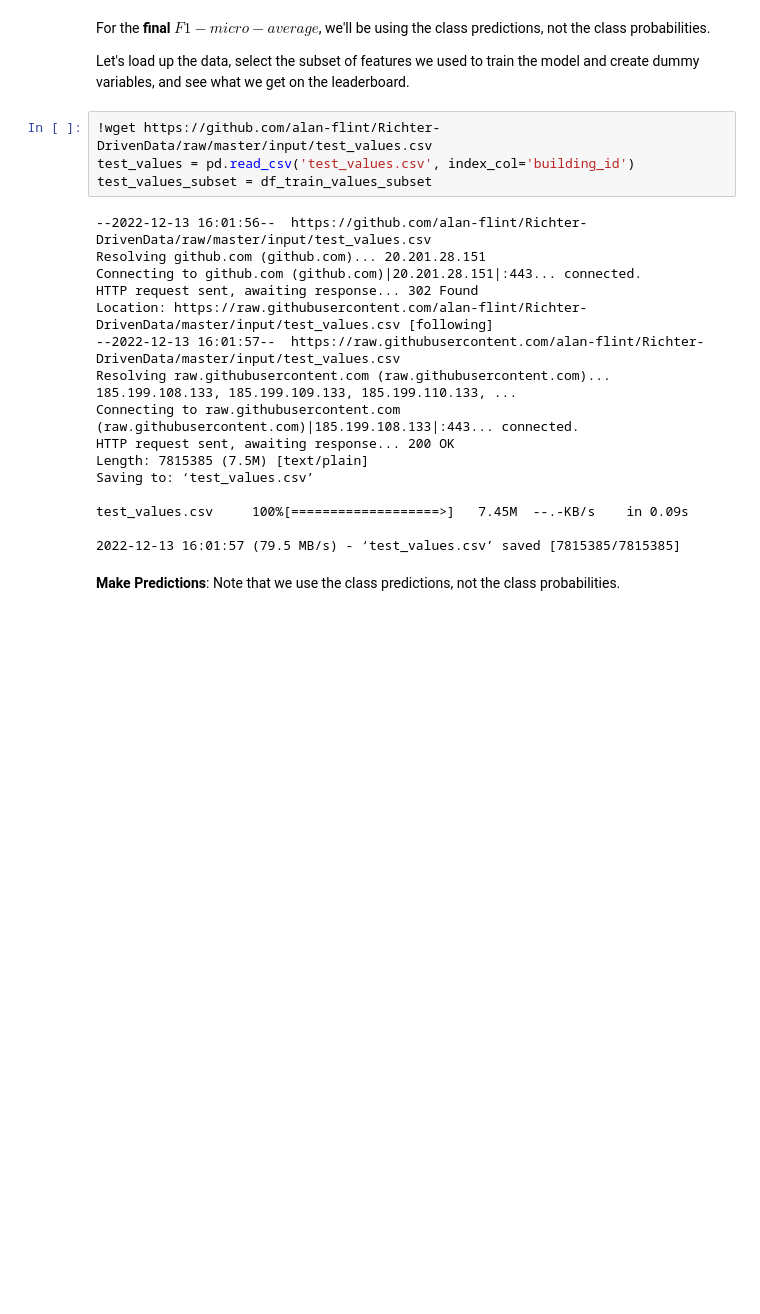
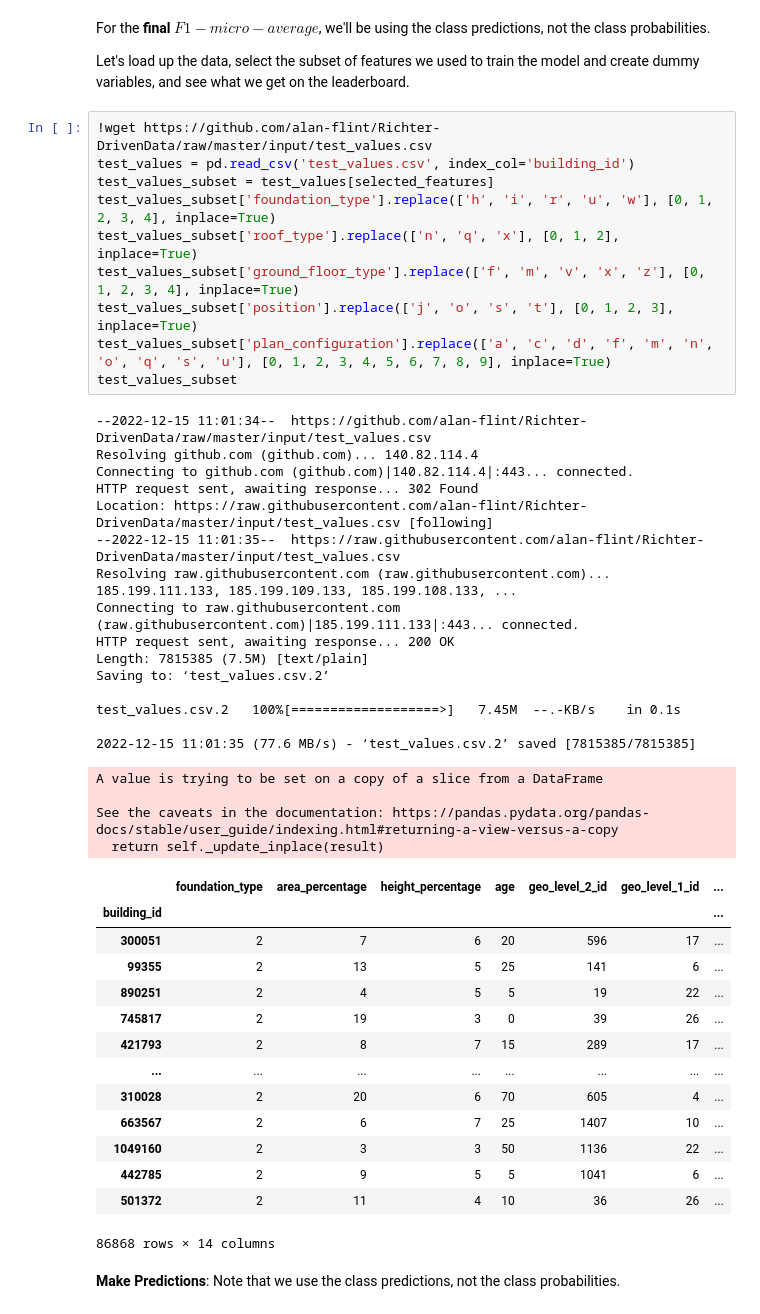
Before and after one commit to JavierVillarAsensio/Supervised_Learning-MachineLearningTechniques, a Jupyter notebook: Richter_Prediction.ipynb, the cells around one changed output. Saved outputs shown, nothing was run; the diff lists cells and outputs as text; blank space fills up the shorter version.

```diff
--- a/Richter_Prediction.ipynb
+++ b/Richter_Prediction.ipynb
@@ -224,26 +224,50 @@ disp.plot()
 For the **final** $F1-micro-average$, we'll be using the class predictions, not the class probabilities.
 
 Let's load up the data, select the subset of features we used to train the model and create dummy variables, and see what we get on the leaderboard.
-# %%
-!wget https://github.com/alan-flint/Richter-DrivenData/raw/master/input/test_values.csv
-test_values = pd.read_csv('test_values.csv', index_col='building_id')
-test_values_subset = df_train_values_subset
-# %% [output]
---2022-12-13 16:01:56--  https://github.com/alan-flint/Richter-DrivenData/raw/master/input/test_values.csv
-Resolving github.com (github.com)... 20.201.28.151
-Connecting to github.com (github.com)|20.201.28.151|:443... connected.
-HTTP request sent, awaiting response... 302 Found
-Location: https://raw.githubusercontent.com/alan-flint/Richter-DrivenData/master/input/test_values.csv [following]
---2022-12-13 16:01:57--  https://raw.githubusercontent.com/alan-flint/Richter-DrivenData/master/input/test_values.csv
-Resolving raw.githubusercontent.com (raw.githubusercontent.com)... 185.199.108.133, 185.199.109.133, 185.199.110.133, ...
-Connecting to raw.githubusercontent.com (raw.githubusercontent.com)|185.199.108.133|:443... connected.
-HTTP request sent, awaiting response... 200 OK
-Length: 7815385 (7.5M) [text/plain]
-Saving to: ‘test_values.csv’
-
-test_values.csv     100%[===================>]   7.45M  --.-KB/s    in 0.09s
-
-2022-12-13 16:01:57 (79.5 MB/s) - ‘test_values.csv’ saved [7815385/7815385]
+# %%
+!wget https://github.com/alan-flint/Richter-DrivenData/raw/master/input/test_values.csv
+test_values = pd.read_csv('test_values.csv', index_col='building_id')
+test_values_subset = test_values[selected_features]
+test_values_subset['foundation_type'].replace(['h', 'i', 'r', 'u', 'w'], [0, 1, 2, 3, 4], inplace=True)
+test_values_subset['roof_type'].replace(['n', 'q', 'x'], [0, 1, 2], inplace=True)
+test_values_subset['ground_floor_type'].replace(['f', 'm', 'v', 'x', 'z'], [0, 1, 2, 3, 4], inplace=True)
+test_values_subset['position'].replace(['j', 'o', 's', 't'], [0, 1, 2, 3], inplace=True)
+test_values_subset['plan_configuration'].replace(['a', 'c', 'd', 'f', 'm', 'n', 'o', 'q', 's', 'u'], [0, 1, 2, 3, 4, 5, 6, 7, 8, 9], inplace=True)
+test_values_subset
+# %% [output]
+--2022-12-15 11:01:34--  https://github.com/alan-flint/Richter-DrivenData/raw/master/input/test_values.csv
+Resolving github.com (github.com)... 140.82.114.4
+Connecting to github.com (github.com)|140.82.114.4|:443... connected.
+HTTP request sent, awaiting response... 302 Found
+Location: https://raw.githubusercontent.com/alan-flint/Richter-DrivenData/master/input/test_values.csv [following]
+--2022-12-15 11:01:35--  https://raw.githubusercontent.com/alan-flint/Richter-DrivenData/master/input/test_values.csv
+Resolving raw.githubusercontent.com (raw.githubusercontent.com)... 185.199.111.133, 185.199.109.133, 185.199.108.133, ...
+Connecting to raw.githubusercontent.com (raw.githubusercontent.com)|185.199.111.133|:443... connected.
+HTTP request sent, awaiting response... 200 OK
+Length: 7815385 (7.5M) [text/plain]
+Saving to: ‘test_values.csv.2’
+
+test_values.csv.2   100%[===================>]   7.45M  --.-KB/s    in 0.1s
+
+2022-12-15 11:01:35 (77.6 MB/s) - ‘test_values.csv.2’ saved [7815385/7815385]
+A value is trying to be set on a copy of a slice from a DataFrame
+
+See the caveats in the documentation: https://pandas.pydata.org/pandas-docs/stable/user_guide/indexing.html#returning-a-view-versus-a-copy
+  return self._update_inplace(result)
+|  | foundation_type | area_percentage | height_percentage | age | geo_level_2_id | geo_level_1_id | ... |
+| building_id |  |  |  |  |  |  | ... |
+| 300051 | 2 | 7 | 6 | 20 | 596 | 17 | ... |
+| 99355 | 2 | 13 | 5 | 25 | 141 | 6 | ... |
+| 890251 | 2 | 4 | 5 | 5 | 19 | 22 | ... |
+| 745817 | 2 | 19 | 3 | 0 | 39 | 26 | ... |
+| 421793 | 2 | 8 | 7 | 15 | 289 | 17 | ... |
+| ... | ... | ... | ... | ... | ... | ... | ... |
+| 310028 | 2 | 20 | 6 | 70 | 605 | 4 | ... |
+| 663567 | 2 | 6 | 7 | 25 | 1407 | 10 | ... |
+| 1049160 | 2 | 3 | 3 | 50 | 1136 | 22 | ... |
+| 442785 | 2 | 9 | 5 | 5 | 1041 | 6 | ... |
+| 501372 | 2 | 11 | 4 | 10 | 36 | 26 | ... |
+86868 rows × 14 columns
 # %% [markdown]
 **Make Predictions**: Note that we use the class predictions, not the class probabilities.
 # %%
```
Also changed, not shown: parts of 8 cells of this notebook.
